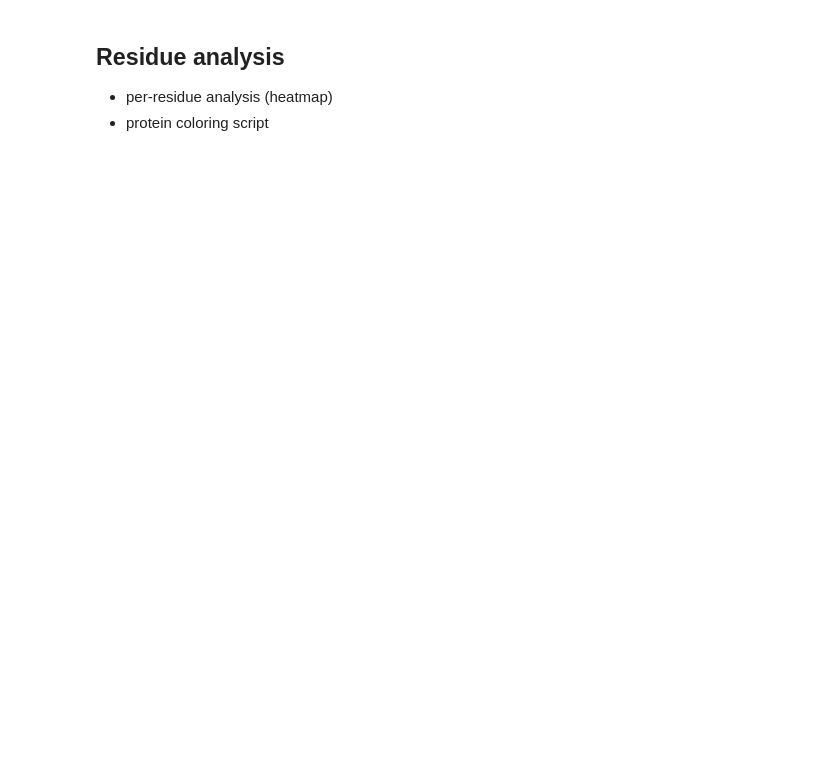
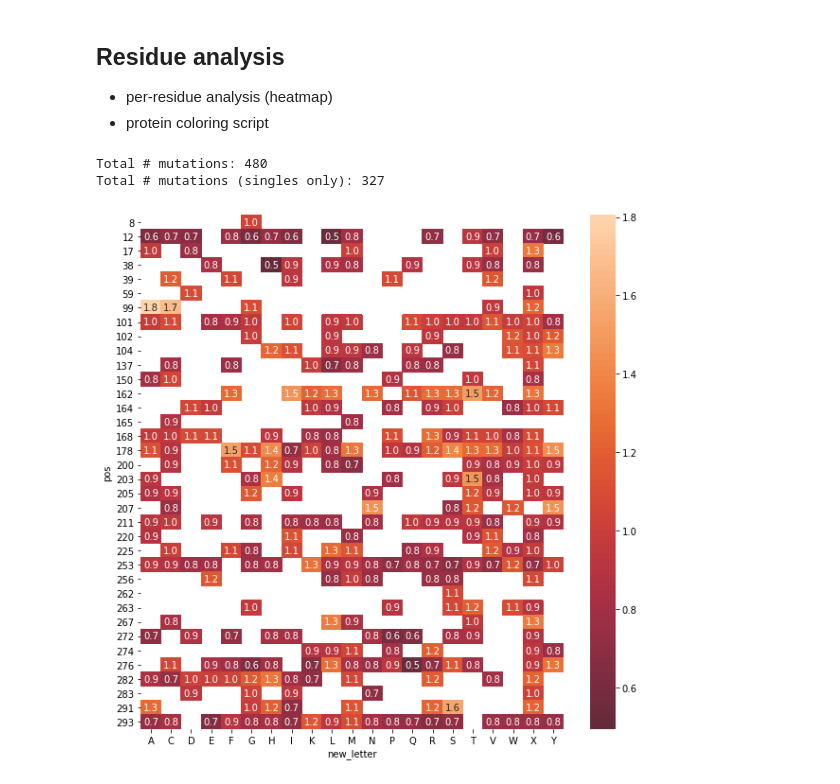
Before and after one commit to ilyakolb/igaba2, a Jupyter notebook: residue_analysis.ipynb, the cells around one changed output. Cells and saved outputs as stored; diff of their text form; code cells hidden in the pictures; blank space fills up the shorter version.

```diff
--- a/residue_analysis.ipynb
+++ b/residue_analysis.ipynb
@@ -8,34 +8,38 @@ import pandas as pd
 import numpy as np
 import seaborn as sns
 import matplotlib.pyplot as plt
 from utils import import_igaba_pkl
 
 
 # import dataframe generated by ingest-igabasnfr-csv.ipynb
 nAP=40
-data = import_igaba_pkl(nAP, 'ilastik-segmented-csvs') 'ilastik-segmented-csvs' or 'responsivepx-segmented-csvs'
+data = import_igaba_pkl(nAP, 'responsivepx-segmented-csvs') # 'ilastik-segmented-csvs' or 'responsivepx-segmented-csvs'
 
 # which variable to plot on heatmap
 var_to_plot = 'SNR_norm'
 print('Total # mutations: ' + str(data.shape[0]))
 df_singles = data[data['is_combo_int'] == 0].copy()
 
 # convert position to single number and letter to single str
 df_singles['pos'] = [p[0] for p in df_singles['pos']]
 df_singles['orig_letter'] = [p[0] for p in df_singles['orig_letter']]
 df_singles['new_letter'] = [p[0] for p in df_singles['new_letter']]
 
 print('Total # mutations (singles only): ' + str(df_singles.shape[0]))
 
 df_singles['combo stat'] = df_singles['SNR_norm']/df_singles['SNR_norm'].max() * df_singles['DF/F_norm']/df_singles['DF/F_norm'].max()
 # pivot tables to look at individual AA contributions to sensor parameters
 df_pivot = df_singles.pivot_table(values=var_to_plot,
                                    index='pos', columns='new_letter', aggfunc='mean')
 
 f = plt.figure(figsize=[10,10])
 sns.heatmap(df_pivot, center=0, annot=True, fmt=".1f")
 plt.show()
 f.savefig('figs/residue-heatmap-{}.pdf'.format(var_to_plot.replace('/','_')))
+# %% [output]
+Total # mutations: 480
+Total # mutations (singles only): 327
+[figure, added]
 # %%
 '''
 generate protein color map
```
Also changed, not shown: 5 other files.
